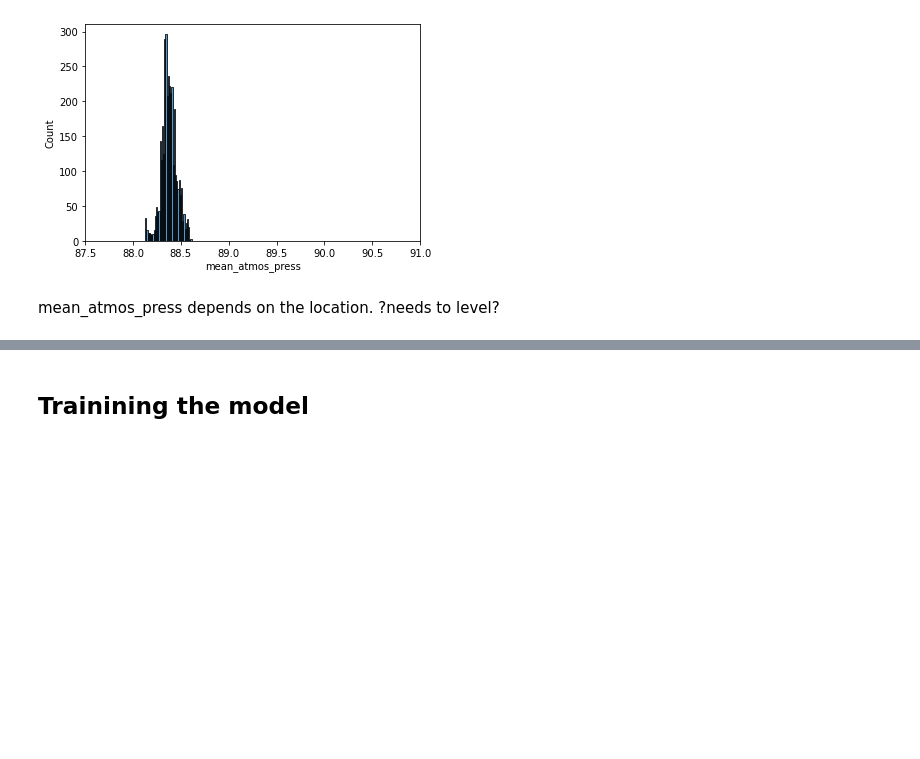
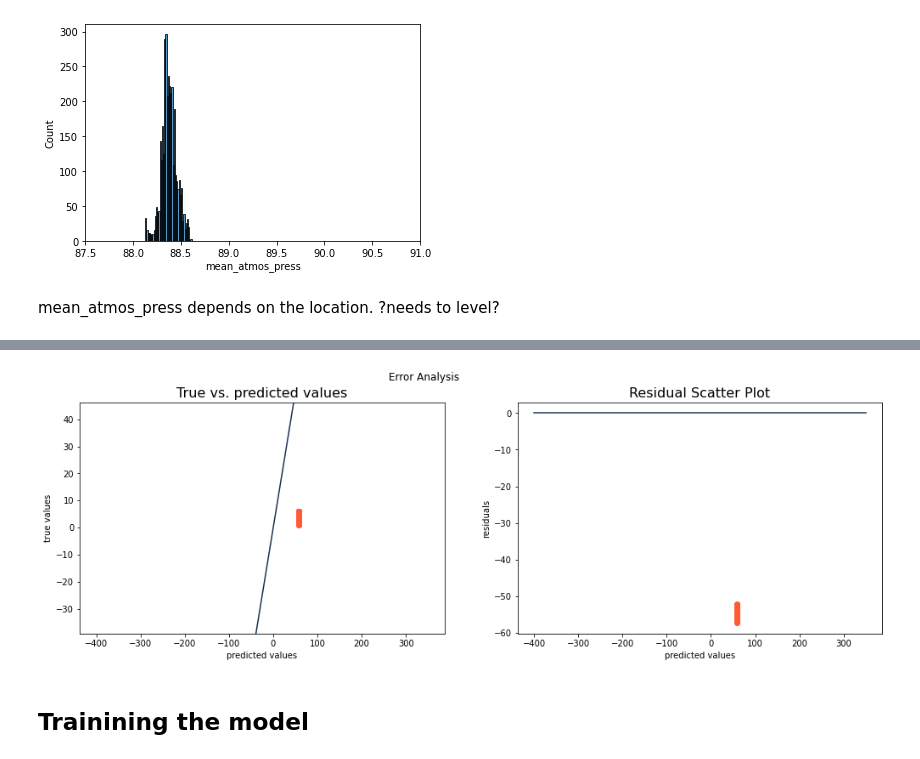
Before and after one commit to sm4rtm4art/airquality, a Jupyter notebook: EDA-and-modeling.ipynb, the cells around one changed output, grey strips where cells are left out. Cells and saved outputs as stored; diff of their text form; code cells hidden in the pictures; blank space fills up the shorter version.

```diff
--- a/EDA-and-modeling.ipynb
+++ b/EDA-and-modeling.ipynb
@@ -241,3 +321,8 @@ X_train.drop(['Unnamed: 0'], axis=1, inplace=True)
+# %%
+# error analysis in our data
+error_analysis(train_z.log_target, y_target_zindi)
+# %% [output]
+[figure, added]
 # %%
 X_train.info()
 # %%
```
Also changed, not shown: parts of 23 cells of this notebook.
